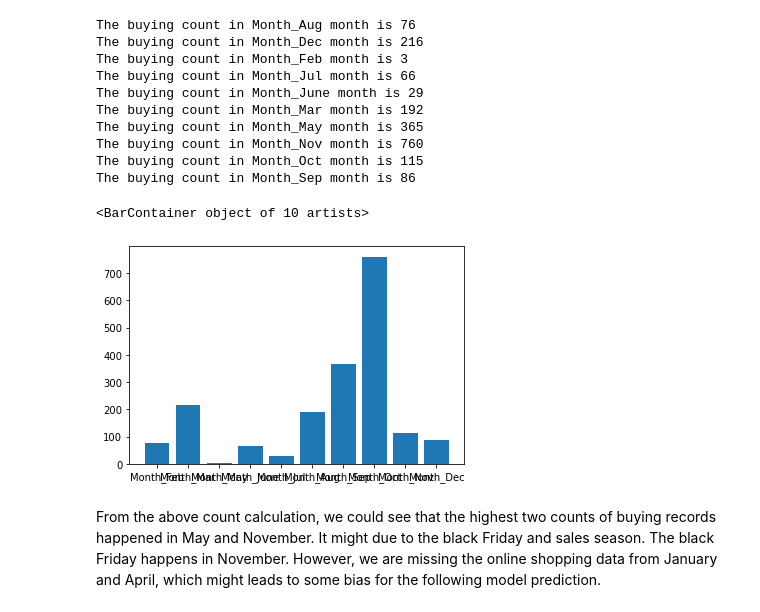
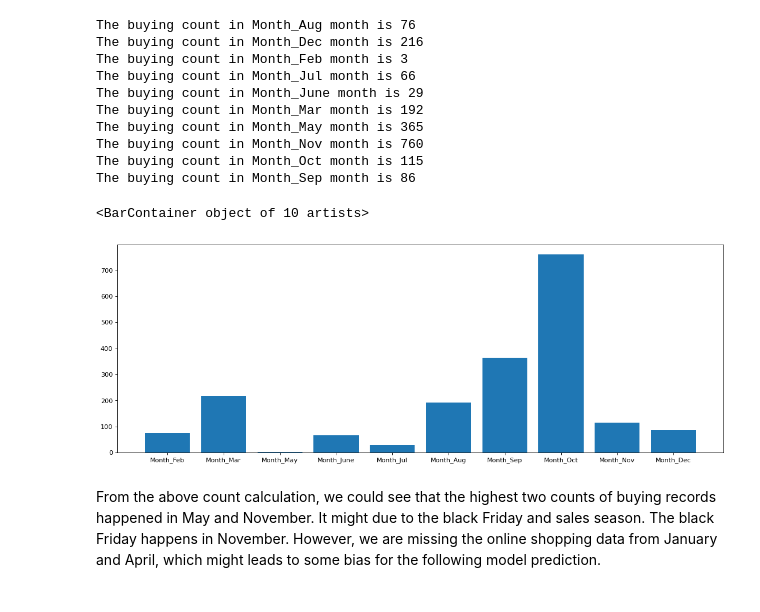
Before and after one commit to COGS118A/Group014-Sp22, a Jupyter notebook: Checkpoint_group014.ipynb, the cells around one changed output. Saved outputs shown, nothing was run; the diff lists cells and outputs as text; code cells hidden in the pictures.

```diff
--- a/Checkpoint_group014.ipynb
+++ b/Checkpoint_group014.ipynb
@@ -307,14 +308,16 @@ The buying count in Month_Nov month is 760
 The buying count in Month_Oct month is 115
 The buying count in Month_Sep month is 86
 # %%
+from matplotlib.pyplot import figure
+figure(figsize=(17, 6), dpi=80)
 buying_count_over_month = [df[(df[i] == 1) & (df['Purchase'] == 1)].shape[0] for i in month_lst]
 month_lst = ['Month_Feb', 'Month_Mar', 'Month_May', 'Month_June', 'Month_Jul',
        'Month_Aug', 'Month_Sep', 'Month_Oct', 'Month_Nov', 'Month_Dec']
 x =  [buying_count_over_month[i] for i in range(len(buying_count_over_month))]
 plt.bar(month_lst,x)
 # %% [output]
 <BarContainer object of 10 artists>
-[figure, old version]
+[figure, new version]
 # %% [markdown]
 From the above count calculation, we could see that the highest two counts of buying records happened in May and November. It might due to the black Friday and sales season. The black Friday happens in November. However, we are missing the online shopping data from January and April, which might leads to some bias for the following model prediction.
 # %% [markdown]
```
Also changed, not shown: parts of 35 cells of this notebook, 2 other files.
